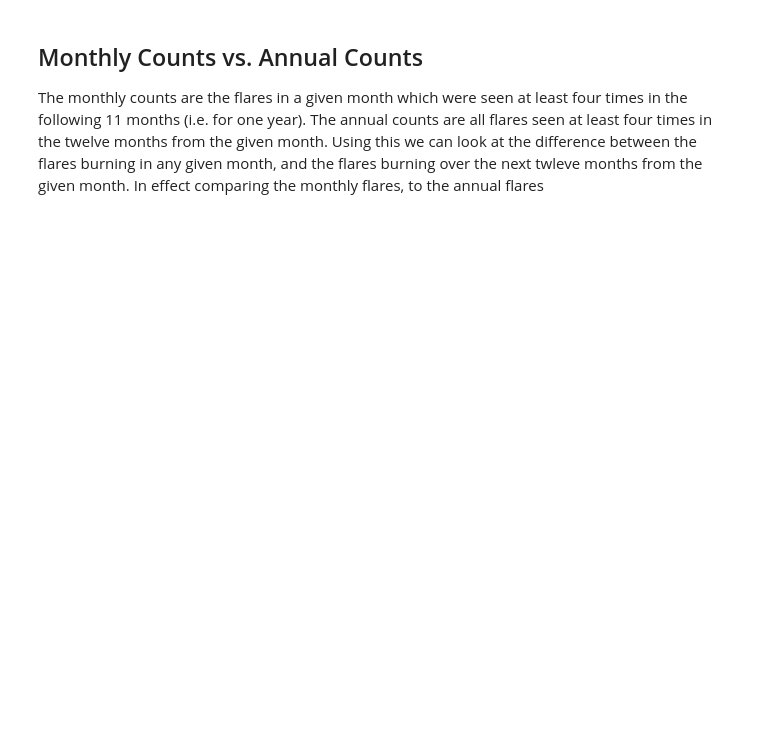
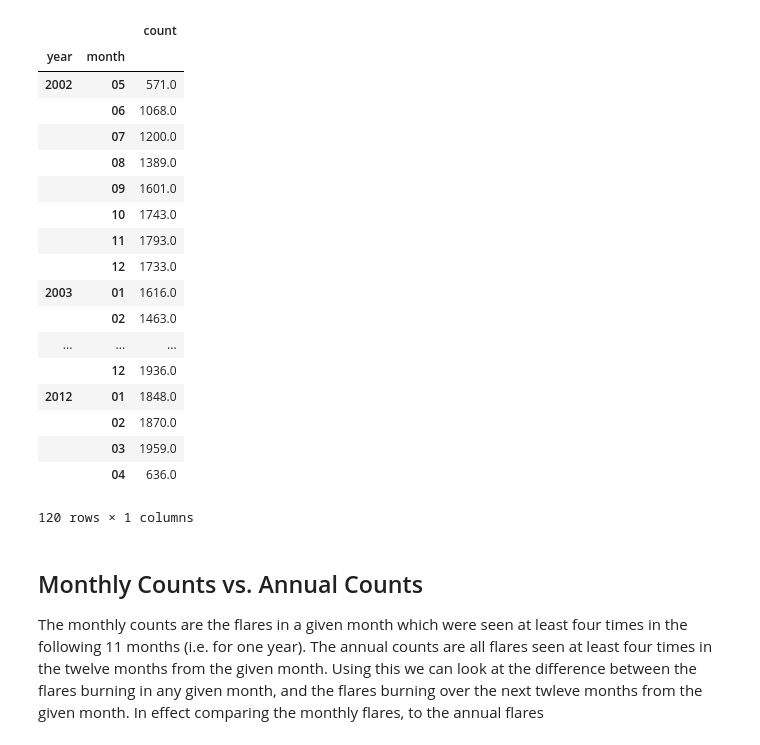
Before and after one commit to dnf0/kcl-globalgasflaring, a Jupyter notebook: notebooks/Global Gas Flaring Analysis.ipynb, the cells around one changed output. Cells and saved outputs as stored; diff of their text form; code cells hidden in the pictures; blank space fills up the shorter version.

```diff
--- a/notebooks/Global Gas Flaring Analysis.ipynb
+++ b/notebooks/Global Gas Flaring Analysis.ipynb
@@ -40,3 +88,25 @@ ats_monthly_counts = ats_monthly_timeseries.groupby(['year', 'month']).agg({'num
+# %%
+ats_monthly_counts
+# %% [output]
+|  |  | count |
+| year | month |  |
+| 2002 | 05 | 571.0 |
+|  | 06 | 1068.0 |
+|  | 07 | 1200.0 |
+|  | 08 | 1389.0 |
+|  | 09 | 1601.0 |
+|  | 10 | 1743.0 |
+|  | 11 | 1793.0 |
+|  | 12 | 1733.0 |
+| 2003 | 01 | 1616.0 |
+|  | 02 | 1463.0 |
+| ... | ... | ... |
+|  | 12 | 1936.0 |
+| 2012 | 01 | 1848.0 |
+|  | 02 | 1870.0 |
+|  | 03 | 1959.0 |
+|  | 04 | 636.0 |
+120 rows × 1 columns
 # %% [markdown]
 ## Monthly Counts vs. Annual Counts
 The monthly counts are the flares in a given month which were seen at least four times in the following 11 months (i.e. for one year).  The annual counts are all flares seen at least four times in the twelve months from the given month.  Using this we can look at the difference between the flares burning in any given month, and the flares burning over the next twleve months from the given month.  In effect comparing the monthly flares, to the annual flares
```
Also changed, not shown: parts of 18 cells of this notebook, 1 other file.
